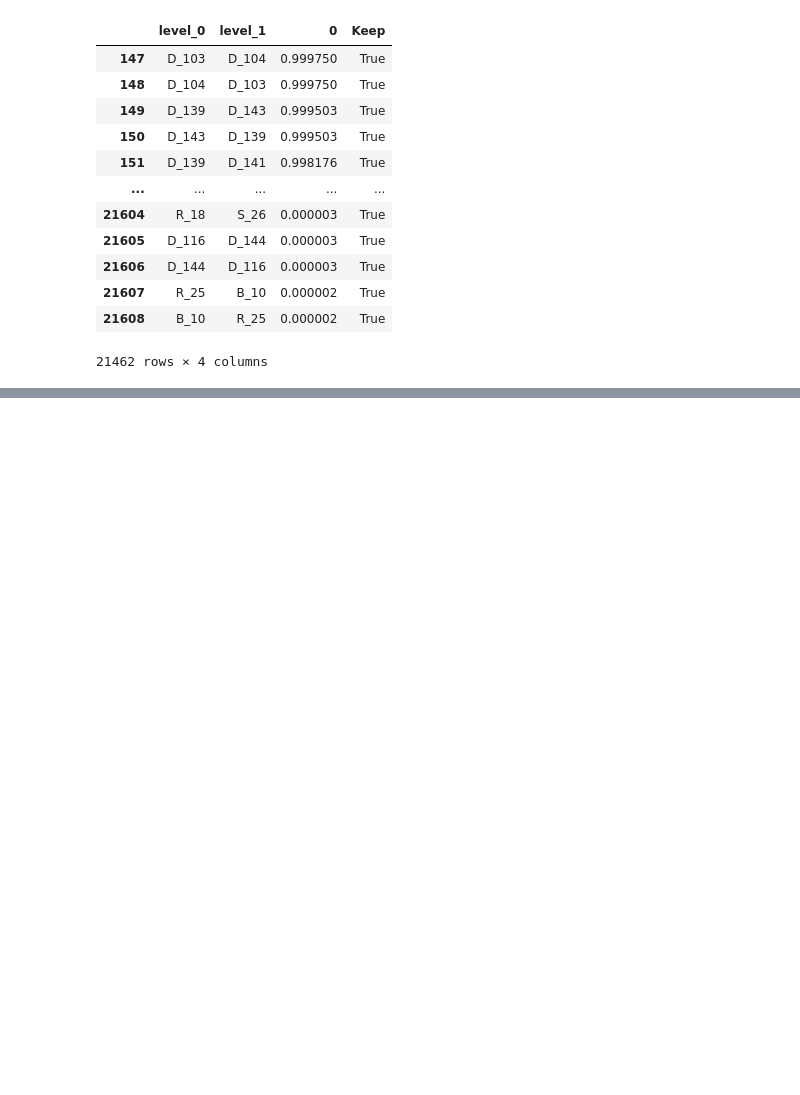
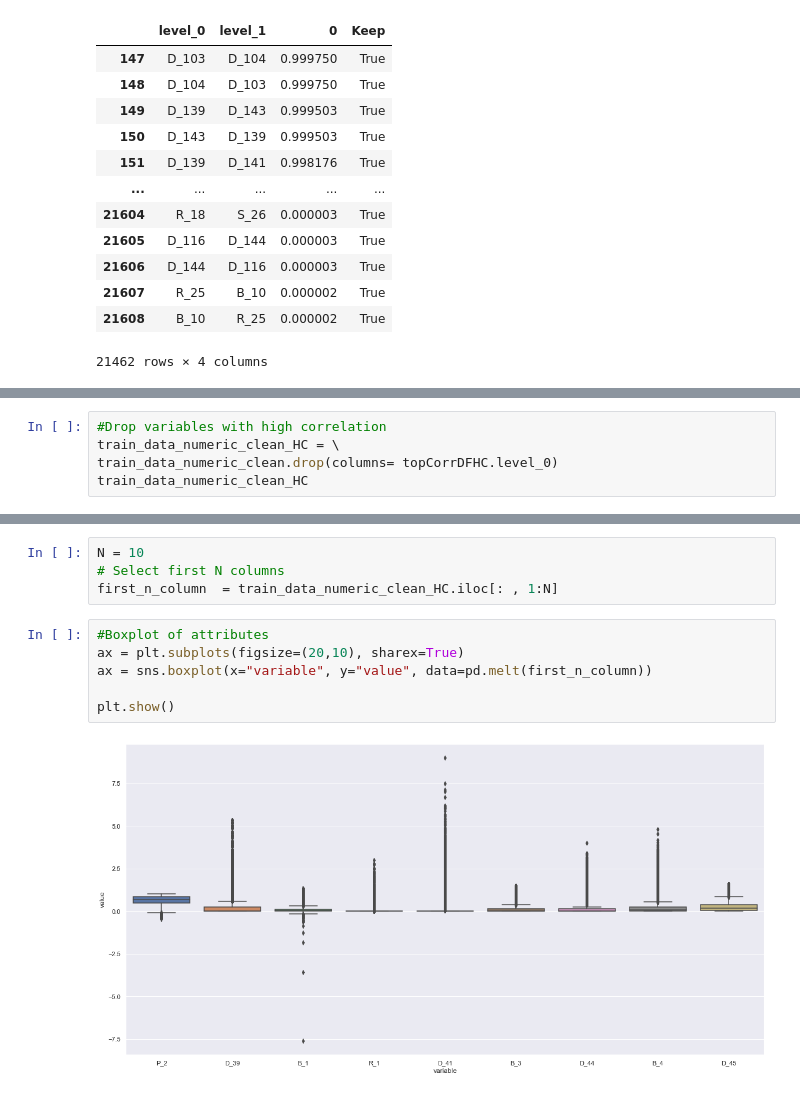
Before and after one commit to zalvatore/ADS502-Team2, a Jupyter notebook: ADS502-Team_2-Summer22.ipynb, the cells around one changed output, grey strips where cells are left out. Drawn from its saved outputs; the diff is of its cells as text; blank space fills up the shorter version.

Commit message:
Additional EDA on the continuos variables

```diff
--- a/ADS502-Team_2-Summer22.ipynb
+++ b/ADS502-Team_2-Summer22.ipynb
@@ -326,0 +372,5 @@ plt.show()
+# %%
+#Drop variables with high correlation
+train_data_numeric_clean_HC = \
+train_data_numeric_clean.drop(columns= topCorrDFHC.level_0)
+train_data_numeric_clean_HC
@@ -326,0 +391,12 @@ plt.show()
+# %%
+N = 10
+# Select first N columns
+first_n_column  = train_data_numeric_clean_HC.iloc[: , 1:N]
+# %%
+#Boxplot of attributes
+ax = plt.subplots(figsize=(20,10), sharex=True)
+ax = sns.boxplot(x="variable", y="value", data=pd.melt(first_n_column))
+
+plt.show()
+# %% [output]
+[figure, added]
```
Also changed, not shown: parts of 16 cells of this notebook.
